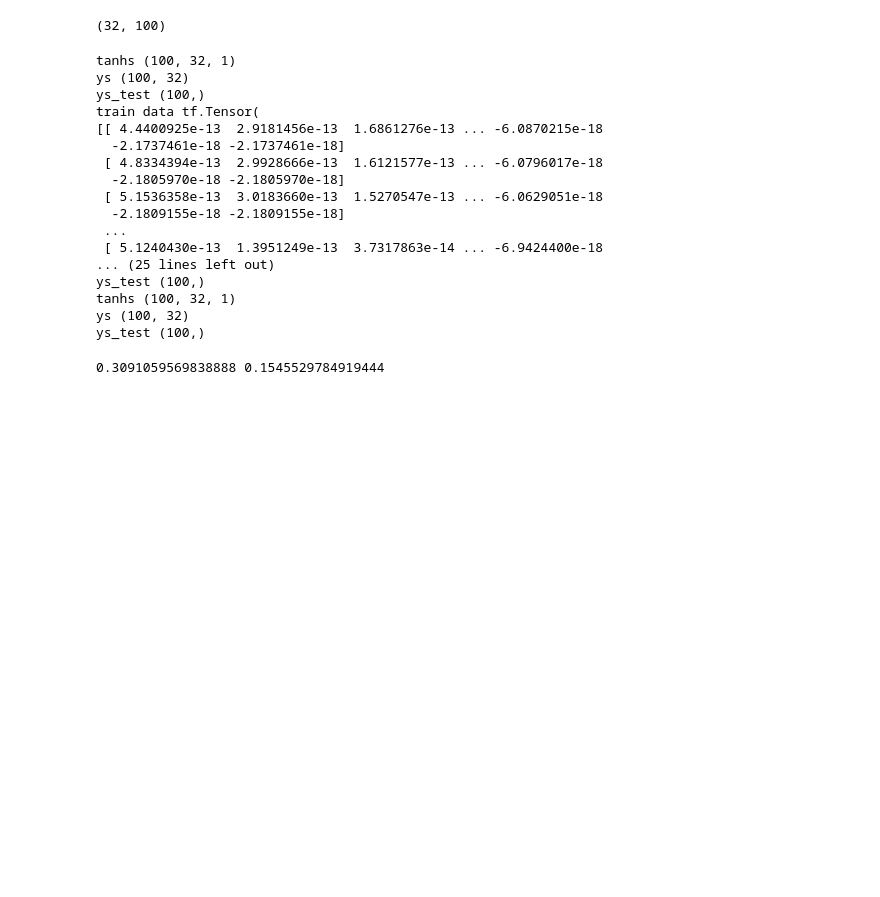
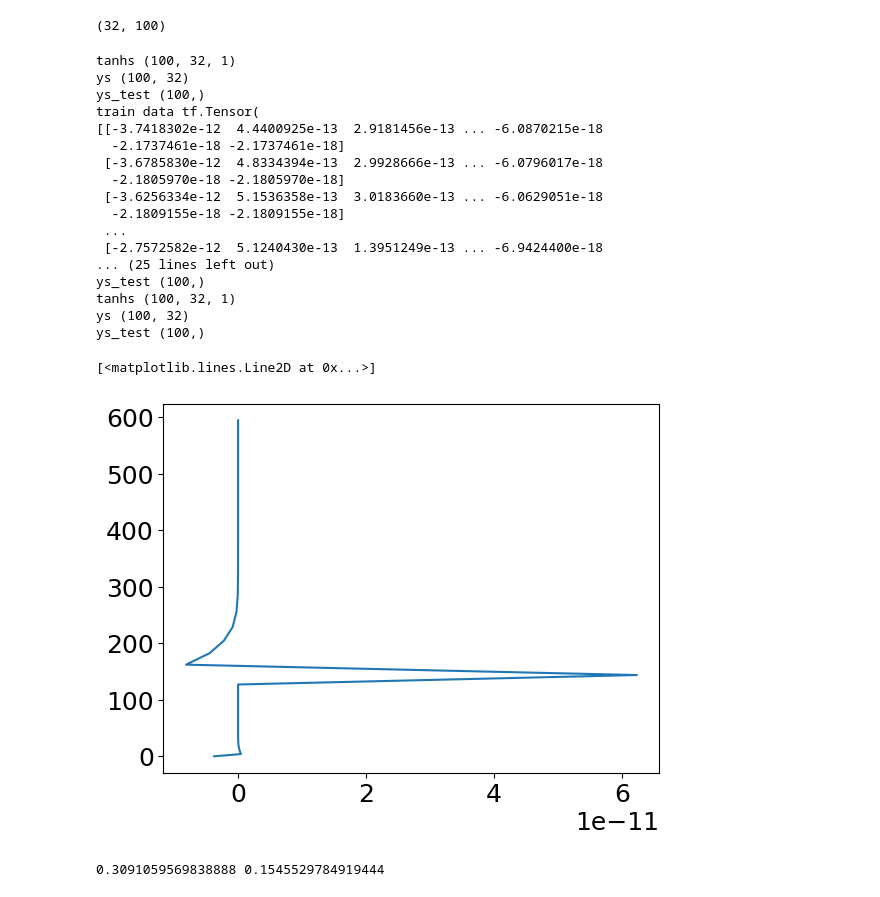
Before and after one commit to sarafhirsch/EM-CVAE-Graduate_Research, a Jupyter notebook: MT_64_Updated.ipynb, the cells around one changed output. Saved outputs shown, nothing was run; the diff lists cells and outputs as text; code cells hidden in the pictures; blank space fills up the shorter version.

Commit message:
Working on data misfit issue

```diff
--- a/MT_64_Updated.ipynb
+++ b/MT_64_Updated.ipynb
@@ -358,7 +359,7 @@ model_std = np.std(x_train.flatten())
 #    np.save(mt_data_file, all_data.numpy())
 train_data = network.predict_tanh(x_train1)
 # print(train_data)
-print("train data", train_data[...,1:])
+print("train data", train_data)
 print('.........')
 raw_train_data = network.predict_tanh(x_train_raw1)
 # log_train_data = tf.math.log(-train_data)
@@ -378,19 +379,25 @@ tanhs (100, 32, 1)
 ys (100, 32)
 ys_test (100,)
 train data tf.Tensor(
-[[ 4.4400925e-13  2.9181456e-13  1.6861276e-13 ... -6.0870215e-18
+[[-3.7418302e-12  4.4400925e-13  2.9181456e-13 ... -6.0870215e-18
   -2.1737461e-18 -2.1737461e-18]
- [ 4.8334394e-13  2.9928666e-13  1.6121577e-13 ... -6.0796017e-18
+ [-3.6785830e-12  4.8334394e-13  2.9928666e-13 ... -6.0796017e-18
   -2.1805970e-18 -2.1805970e-18]
- [ 5.1536358e-13  3.0183660e-13  1.5270547e-13 ... -6.0629051e-18
+ [-3.6256334e-12  5.1536358e-13  3.0183660e-13 ... -6.0629051e-18
   -2.1809155e-18 -2.1809155e-18]
  ...
- [ 5.1240430e-13  1.3951249e-13  3.7317863e-14 ... -6.9424400e-18
+ [-2.7572582e-12  5.1240430e-13  1.3951249e-13 ... -6.9424400e-18
 ... (25 lines left out)
 ys_test (100,)
 tanhs (100, 32, 1)
 ys (100, 32)
 ys_test (100,)
+# %%
+plt.plot(train_data[0],np.append(0,depths))
+# plt.plot(obs1_new[0], np.append(0,depths), color='red')
+# %% [output]
+[<matplotlib.lines.Line2D at 0x...>]
+[figure, added]
 # %%
 # np.save('train_data.npy',train_data)
 # np.save('raw_train_data.npy',raw_train_data)
```
Also changed, not shown: parts of 20 cells of this notebook, 14 other files.
